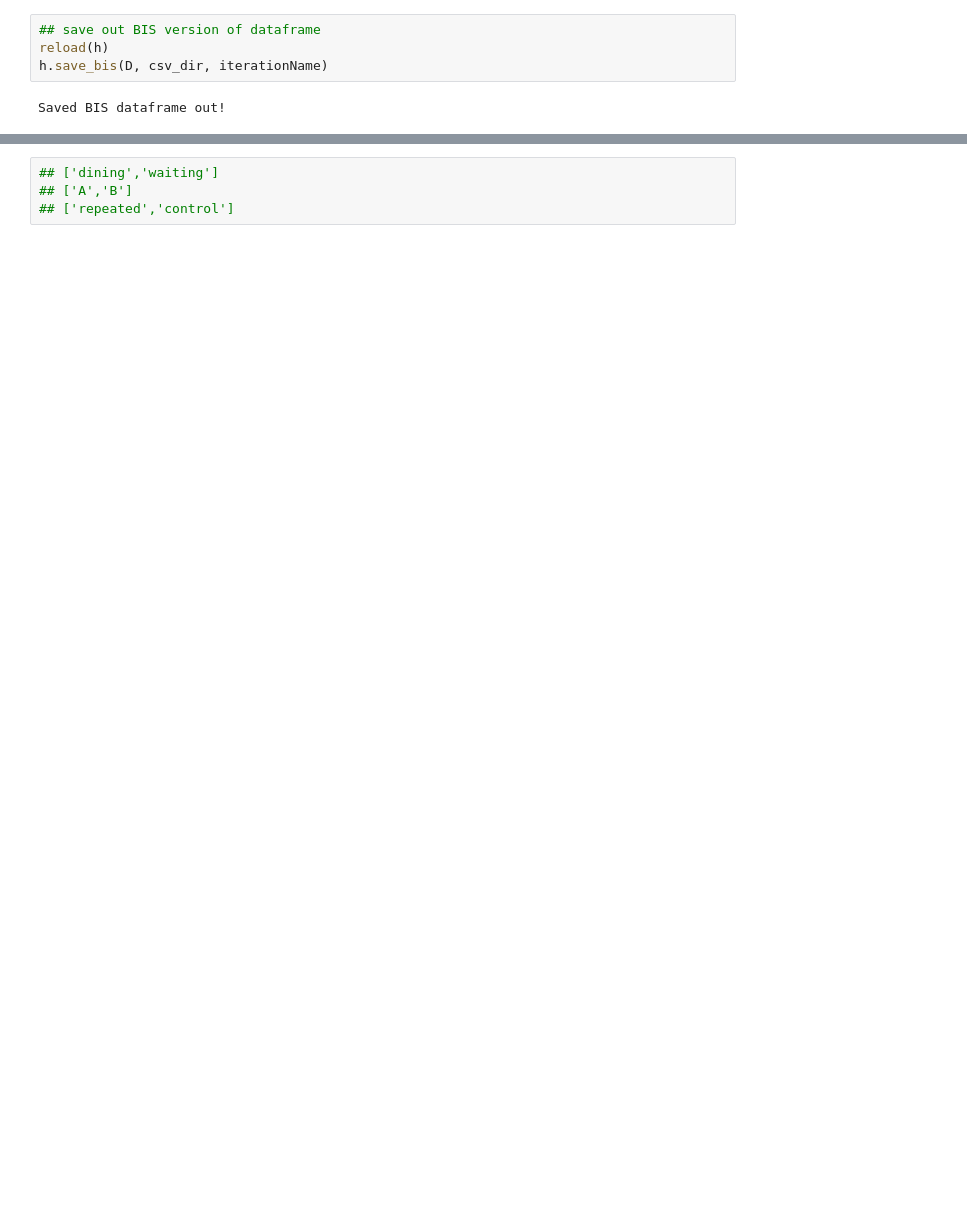
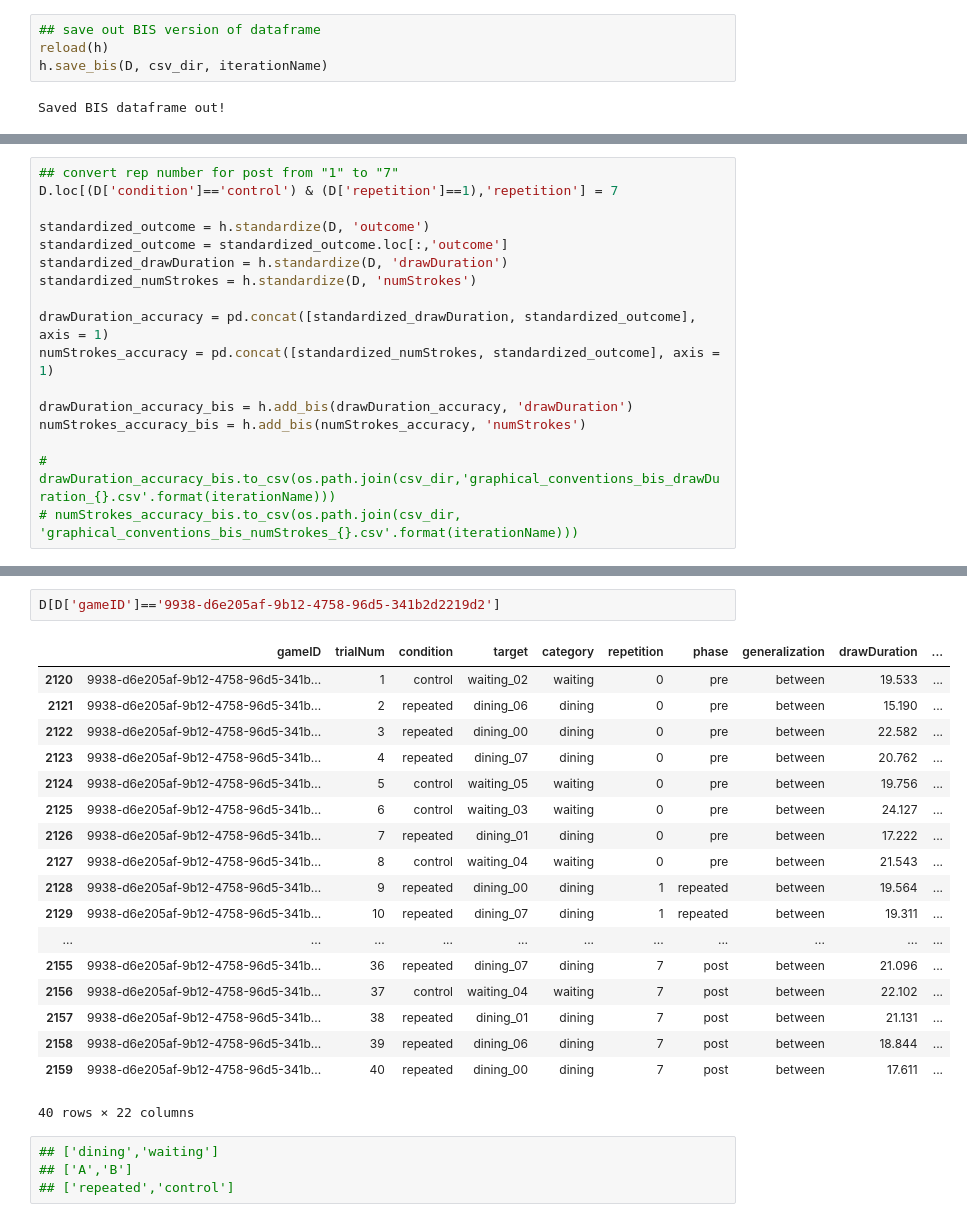
Before and after one commit to cogtoolslab/graphical_conventions_cogsci19, a Jupyter notebook: analysis/ipynb/jefan/generate_refgame_dataframe_run5.ipynb, the cells around one changed output, grey strips where cells are left out. Saved outputs shown, nothing was run; the diff lists cells and outputs as text; blank space fills up the shorter version.

```diff
--- a/analysis/ipynb/jefan/generate_refgame_dataframe_run5.ipynb
+++ b/analysis/ipynb/jefan/generate_refgame_dataframe_run5.ipynb
@@ -260,0 +265,17 @@ Saved BIS dataframe out!
+# %%
+## convert rep number for post from "1" to "7"
+D.loc[(D['condition']=='control') & (D['repetition']==1),'repetition'] = 7
+
+standardized_outcome = h.standardize(D, 'outcome')
+standardized_outcome = standardized_outcome.loc[:,'outcome']
+standardized_drawDuration = h.standardize(D, 'drawDuration')
+standardized_numStrokes = h.standardize(D, 'numStrokes')
+
+drawDuration_accuracy = pd.concat([standardized_drawDuration, standardized_outcome], axis = 1)
+numStrokes_accuracy = pd.concat([standardized_numStrokes, standardized_outcome], axis = 1)
+
+drawDuration_accuracy_bis = h.add_bis(drawDuration_accuracy, 'drawDuration')
+numStrokes_accuracy_bis = h.add_bis(numStrokes_accuracy, 'numStrokes')
+
+# drawDuration_accuracy_bis.to_csv(os.path.join(csv_dir,'graphical_conventions_bis_drawDuration_{}.csv'.format(iterationName)))
+# numStrokes_accuracy_bis.to_csv(os.path.join(csv_dir, 'graphical_conventions_bis_numStrokes_{}.csv'.format(iterationName)))
@@ -261,3 +292,24 @@ Saved BIS dataframe out!
+# %%
+D[D['gameID']=='9938-d6e205af-9b12-4758-96d5-341b2d2219d2']
+# %% [output]
+|  | gameID | trialNum | condition | target | category | repetition | phase | generalization | drawDuration | ... |
+| 2120 | 9938-d6e205af-9b12-4758-96d5-341b... | 1 | control | waiting_02 | waiting | 0 | pre | between | 19.533 | ... |
+| 2121 | 9938-d6e205af-9b12-4758-96d5-341b... | 2 | repeated | dining_06 | dining | 0 | pre | between | 15.190 | ... |
+| 2122 | 9938-d6e205af-9b12-4758-96d5-341b... | 3 | repeated | dining_00 | dining | 0 | pre | between | 22.582 | ... |
+| 2123 | 9938-d6e205af-9b12-4758-96d5-341b... | 4 | repeated | dining_07 | dining | 0 | pre | between | 20.762 | ... |
+| 2124 | 9938-d6e205af-9b12-4758-96d5-341b... | 5 | control | waiting_05 | waiting | 0 | pre | between | 19.756 | ... |
+| 2125 | 9938-d6e205af-9b12-4758-96d5-341b... | 6 | control | waiting_03 | waiting | 0 | pre | between | 24.127 | ... |
+| 2126 | 9938-d6e205af-9b12-4758-96d5-341b... | 7 | repeated | dining_01 | dining | 0 | pre | between | 17.222 | ... |
+| 2127 | 9938-d6e205af-9b12-4758-96d5-341b... | 8 | control | waiting_04 | waiting | 0 | pre | between | 21.543 | ... |
+| 2128 | 9938-d6e205af-9b12-4758-96d5-341b... | 9 | repeated | dining_00 | dining | 1 | repeated | between | 19.564 | ... |
+| 2129 | 9938-d6e205af-9b12-4758-96d5-341b... | 10 | repeated | dining_07 | dining | 1 | repeated | between | 19.311 | ... |
+| ... | ... | ... | ... | ... | ... | ... | ... | ... | ... | ... |
+| 2155 | 9938-d6e205af-9b12-4758-96d5-341b... | 36 | repeated | dining_07 | dining | 7 | post | between | 21.096 | ... |
+| 2156 | 9938-d6e205af-9b12-4758-96d5-341b... | 37 | control | waiting_04 | waiting | 7 | post | between | 22.102 | ... |
+| 2157 | 9938-d6e205af-9b12-4758-96d5-341b... | 38 | repeated | dining_01 | dining | 7 | post | between | 21.131 | ... |
+| 2158 | 9938-d6e205af-9b12-4758-96d5-341b... | 39 | repeated | dining_06 | dining | 7 | post | between | 18.844 | ... |
+| 2159 | 9938-d6e205af-9b12-4758-96d5-341b... | 40 | repeated | dining_00 | dining | 7 | post | between | 17.611 | ... |
+40 rows × 22 columns
 # %%
 ## ['dining','waiting']
 ## ['A','B']
```
Also changed, not shown: parts of 11 cells of this notebook, 1 other file.
